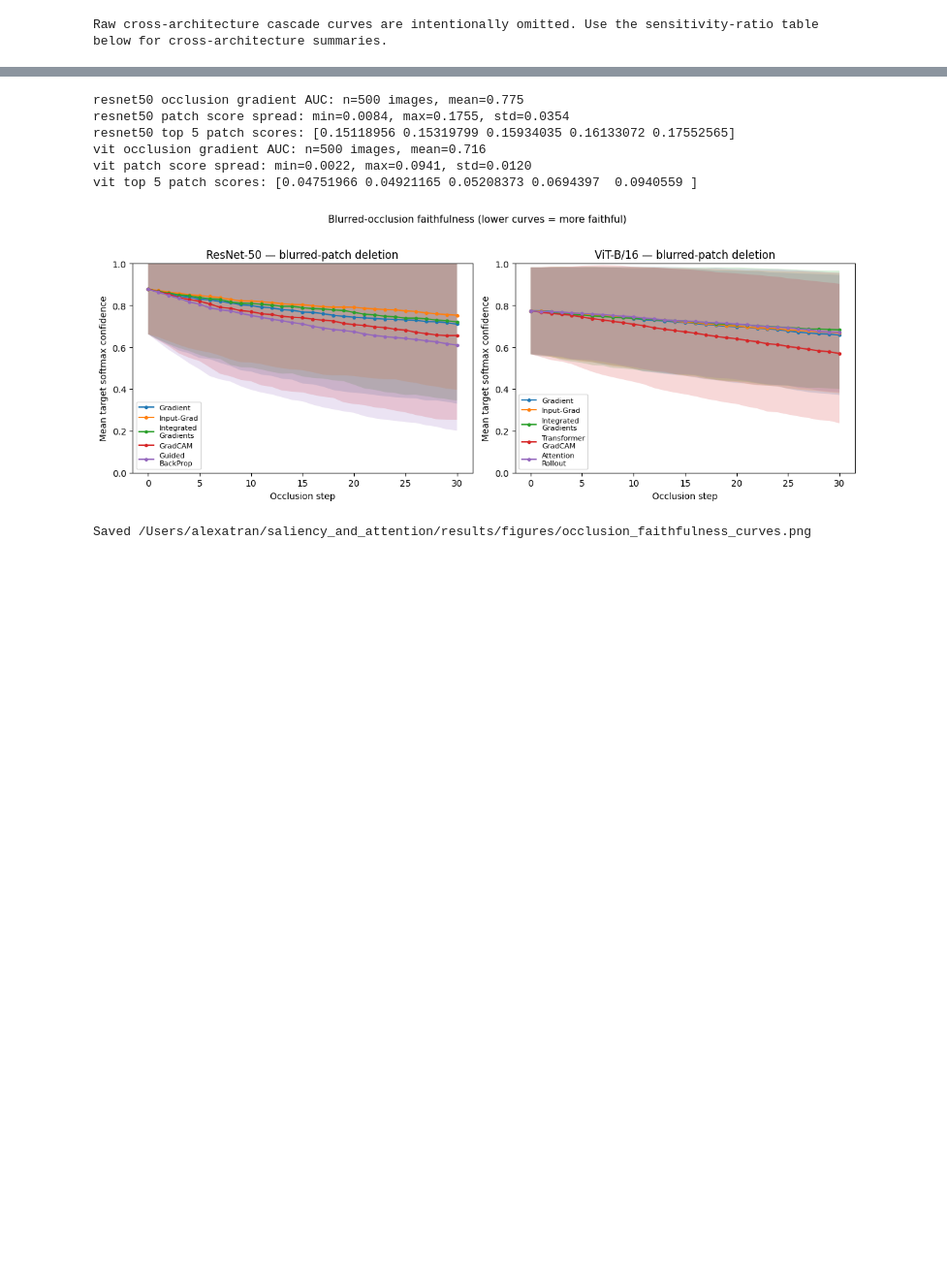
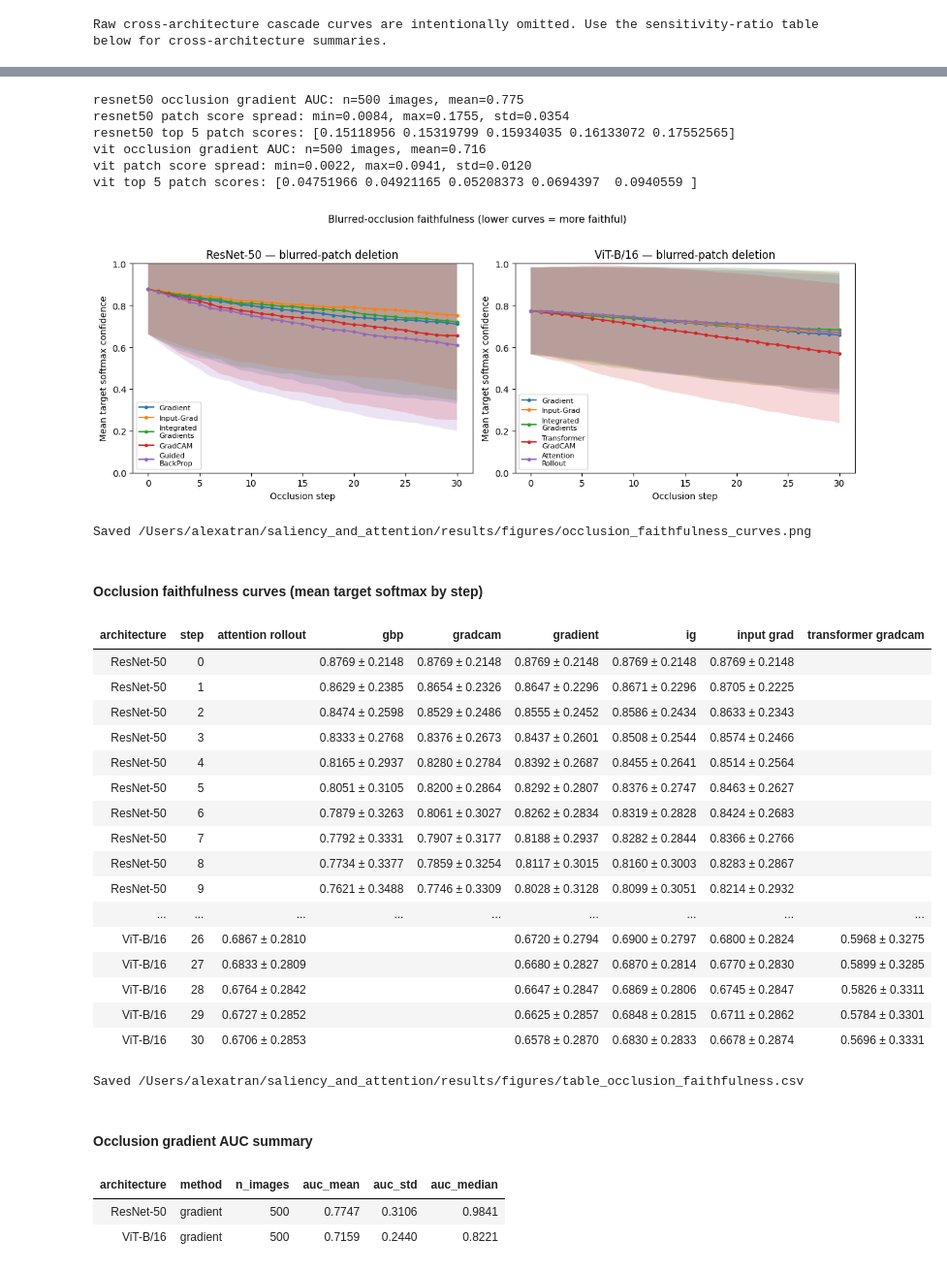
Before and after one commit to tranalexa/saliency_and_attention, a Jupyter notebook: notebooks/notebook_analysis.ipynb, the cells around one changed output, grey strips where cells are left out. Shown at 97% size. Cells and saved outputs as stored; diff of their text form; code cells hidden in the pictures; blank space fills up the shorter version.

```diff
--- a/notebooks/notebook_analysis.ipynb
+++ b/notebooks/notebook_analysis.ipynb
@@ -444,30 +871,65 @@ def _print_occlusion_diagnostics():
                 f"max={scores.max():.4f}, std={scores.std():.4f}"
             )
             print(f"{arch} top 5 patch scores: {np.sort(scores)[-5:]}")
 
 
 def plot_occlusion_faithfulness():
     _print_occlusion_diagnostics()
     mech_tags = {"resnet50": "resnet", "vit": "vit"}
     out = plot_occlusion_faithfulness_curves(
         RESULTS_ROOT,
         ARCHS,
         FIGURES_DIR,
         mech_arch_tags=mech_tags,
         dpi=150,
         show=True,
     )
     if out is not None:
         print("Saved", out)
+    occ_table, occ_columns = build_occlusion_faithfulness_table()
+    _display_table(
+        occ_table,
+        "Occlusion faithfulness curves (mean target softmax by step)",
+        csv_name="table_occlusion_faithfulness.csv",
+        columns=occ_columns,
+    )
+    _display_table(
+        build_occlusion_auc_table(),
+        "Occlusion gradient AUC summary",
+        csv_name="table_occlusion_auc.csv",
+    )
 
 
 plot_occlusion_faithfulness()
 # %% [output]
 resnet50 occlusion gradient AUC: n=500 images, mean=0.775
 resnet50 patch score spread: min=0.0084, max=0.1755, std=0.0354
 resnet50 top 5 patch scores: [0.15118956 0.15319799 0.15934035 0.16133072 0.17552565]
 vit occlusion gradient AUC: n=500 images, mean=0.716
 vit patch score spread: min=0.0022, max=0.0941, std=0.0120
 vit top 5 patch scores: [0.04751966 0.04921165 0.05208373 0.0694397  0.0940559 ]
 [figure]
 Saved /Users/alexatran/saliency_and_attention/results/figures/occlusion_faithfulness_curves.png
+#### Occlusion faithfulness curves (mean target softmax by step)
+| architecture | step | attention rollout | gbp | gradcam | gradient | ig | input grad | transformer gradcam |
+| ResNet-50 | 0 |  | 0.8769 ± 0.2148 | 0.8769 ± 0.2148 | 0.8769 ± 0.2148 | 0.8769 ± 0.2148 | 0.8769 ± 0.2148 |  |
+| ResNet-50 | 1 |  | 0.8629 ± 0.2385 | 0.8654 ± 0.2326 | 0.8647 ± 0.2296 | 0.8671 ± 0.2296 | 0.8705 ± 0.2225 |  |
+| ResNet-50 | 2 |  | 0.8474 ± 0.2598 | 0.8529 ± 0.2486 | 0.8555 ± 0.2452 | 0.8586 ± 0.2434 | 0.8633 ± 0.2343 |  |
+| ResNet-50 | 3 |  | 0.8333 ± 0.2768 | 0.8376 ± 0.2673 | 0.8437 ± 0.2601 | 0.8508 ± 0.2544 | 0.8574 ± 0.2466 |  |
+| ResNet-50 | 4 |  | 0.8165 ± 0.2937 | 0.8280 ± 0.2784 | 0.8392 ± 0.2687 | 0.8455 ± 0.2641 | 0.8514 ± 0.2564 |  |
+| ResNet-50 | 5 |  | 0.8051 ± 0.3105 | 0.8200 ± 0.2864 | 0.8292 ± 0.2807 | 0.8376 ± 0.2747 | 0.8463 ± 0.2627 |  |
+| ResNet-50 | 6 |  | 0.7879 ± 0.3263 | 0.8061 ± 0.3027 | 0.8262 ± 0.2834 | 0.8319 ± 0.2828 | 0.8424 ± 0.2683 |  |
+| ResNet-50 | 7 |  | 0.7792 ± 0.3331 | 0.7907 ± 0.3177 | 0.8188 ± 0.2937 | 0.8282 ± 0.2844 | 0.8366 ± 0.2766 |  |
+| ResNet-50 | 8 |  | 0.7734 ± 0.3377 | 0.7859 ± 0.3254 | 0.8117 ± 0.3015 | 0.8160 ± 0.3003 | 0.8283 ± 0.2867 |  |
+| ResNet-50 | 9 |  | 0.7621 ± 0.3488 | 0.7746 ± 0.3309 | 0.8028 ± 0.3128 | 0.8099 ± 0.3051 | 0.8214 ± 0.2932 |  |
+| ... | ... | ... | ... | ... | ... | ... | ... | ... |
+| ViT-B/16 | 26 | 0.6867 ± 0.2810 |  |  | 0.6720 ± 0.2794 | 0.6900 ± 0.2797 | 0.6800 ± 0.2824 | 0.5968 ± 0.3275 |
+| ViT-B/16 | 27 | 0.6833 ± 0.2809 |  |  | 0.6680 ± 0.2827 | 0.6870 ± 0.2814 | 0.6770 ± 0.2830 | 0.5899 ± 0.3285 |
+| ViT-B/16 | 28 | 0.6764 ± 0.2842 |  |  | 0.6647 ± 0.2847 | 0.6869 ± 0.2806 | 0.6745 ± 0.2847 | 0.5826 ± 0.3311 |
+| ViT-B/16 | 29 | 0.6727 ± 0.2852 |  |  | 0.6625 ± 0.2857 | 0.6848 ± 0.2815 | 0.6711 ± 0.2862 | 0.5784 ± 0.3301 |
+| ViT-B/16 | 30 | 0.6706 ± 0.2853 |  |  | 0.6578 ± 0.2870 | 0.6830 ± 0.2833 | 0.6678 ± 0.2874 | 0.5696 ± 0.3331 |
+Saved /Users/alexatran/saliency_and_attention/results/figures/table_occlusion_faithfulness.csv
+#### Occlusion gradient AUC summary
+| architecture | method | n_images | auc_mean | auc_std | auc_median |
+| ResNet-50 | gradient | 500 | 0.7747 | 0.3106 | 0.9841 |
+| ViT-B/16 | gradient | 500 | 0.7159 | 0.2440 | 0.8221 |
```
Also changed, not shown: parts of 11 cells of this notebook, 3 other files.
